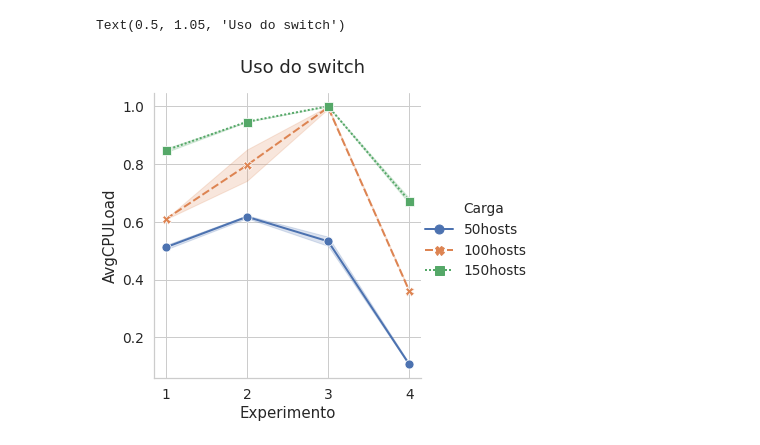
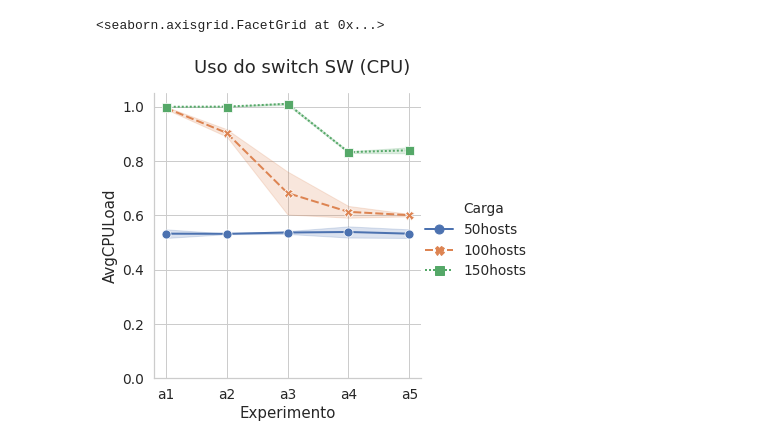
Before and after one commit to pedrobellotti/iperftestes, a Jupyter notebook: Simulacao/NovoArtigo/analiseEstavel.ipynb, the cells around one changed output. Cells and saved outputs as stored; diff of their text form; code cells hidden in the pictures.

```diff
--- a/Simulacao/NovoArtigo/analiseEstavel.ipynb
+++ b/Simulacao/NovoArtigo/analiseEstavel.ipynb
@@ -24,25 +24,22 @@ sns.set (style="whitegrid", font_scale=1.25, rc=myrcs)
 pd.options.display.min_rows = 20
 # %%
 #Configurações
-# A - com switch HW, podendo aumentar/diminuir número de switches SW (número máximo de SW = 5)
-    #A2 - com switch HW, podendo aumentar/diminuir número de switches SW (número máximo de SW = 2)
-    #A3 - com switch HW, podendo aumentar/diminuir número de switches SW (número máximo de SW = 3)
-    #A4 - com switch HW, podendo aumentar/diminuir número de switches SW (número máximo de SW = 4)
-
+# A1 - com switch HW, não podendo aumentar/diminuir número de switches SW (número máximo de SW = 1)
+# A2 - com switch HW, podendo aumentar/diminuir número de switches SW (número máximo de SW = 2)
+# A3 - com switch HW, podendo aumentar/diminuir número de switches SW (número máximo de SW = 3)
+# A4 - com switch HW, podendo aumentar/diminuir número de switches SW (número máximo de SW = 4)
+# A5 - com switch HW, podendo aumentar/diminuir número de switches SW (número máximo de SW = 5)
 # B - sem switch HW, podendo aumentar/diminuir número de switches SW (número máximo de SW = 5)
-
-# C - com switch HW, não podendo aumentar/diminuir número de switches SW (número de SW fixo em 1)
-
 # D - com switch HW, não podendo aumentar/diminuir número de switches SW (número de SW fixo em 5)
 
-#Renomear C->A1 e A->A5
-
 #Novos gráficos com média (intervalo estavel):
-#Uso médio de tabelas e CPU (para HW e SW)
-#Vazao total, bloqueio, atraso, número médio de switches, load drops
+#Vazao total, atraso, load drops
+#CDF das bandas e duracao dos trafegos (do arquivo iperfs)
 #Eixo x -> maxSW por experimento
 #Eixo y -> valor
 #Hue -> cargas
+
+#Novo notebook para comparar A5, B, D
 
 #Falta rodar:
 #A1 até A5, com seed 3 e 4 para todas as cargas
@@ -50,7 +47,7 @@ pd.options.display.min_rows = 20
 # Parâmetros que variam nesta simulação
 seeds = [1,2]
 cargas = ["50hosts", "100hosts", "150hosts"]
-experimentos = ["a","b","c","d"]
+experimentos = ["a1","a2","a3","a4","a5"]
 
 # Tempo total de simulação
 t_sim = 2000
@@ -100,0 +167,3 @@ df_plot
+# %%
+df_decisao = read_df_decisao()
+df_decisao
@@ -101,5 +190,5 @@ df_plot
 # %%
-df_teste = df_plot.query("TimeSec > 200 and TimeSec < 400").groupby(["Carga", "Experimento", "Seed"]).mean()
-df_teste.reset_index(inplace=True)
-df_teste.replace({"Experimento":{"a":1,"b":2,"c":3,"d":4}}, inplace=True)
-df_teste
+df_decisao = df_decisao.query("TimeSec > 200 and TimeSec < 400").groupby(["Carga", "Experimento", "Seed"]).mean()
+df_decisao.reset_index(inplace=True)
+#df_decisao.replace({"Experimento":{"a":1,"b":2,"c":3,"d":4}}, inplace=True)
+# df_decisao
@@ -124,9 +195,9 @@ df_teste
 # %%
 snsplt = sns.relplot(x="Experimento", y="AvgCPULoad",
             hue="Carga",
-            kind="line", legend="full", data=df_teste, ci=95, style="Carga", markers=True)
-snsplt.fig.suptitle('Uso do switch', y=1.05)
-#snsplt.set(xlim=(0,1000))
+            kind="line", legend="full", data=df_decisao, ci=95, style="Carga", markers=True)
+snsplt.fig.suptitle('Uso do switch SW (CPU)', y=1.05)
+snsplt.set(ylim=(0,1.05))
 # %% [output]
-Text(0.5, 1.05, 'Uso do switch')
+<seaborn.axisgrid.FacetGrid at 0x...>
-[figure, old version]
+[figure, new version]
```
Also changed, not shown: parts of 14 cells of this notebook.
